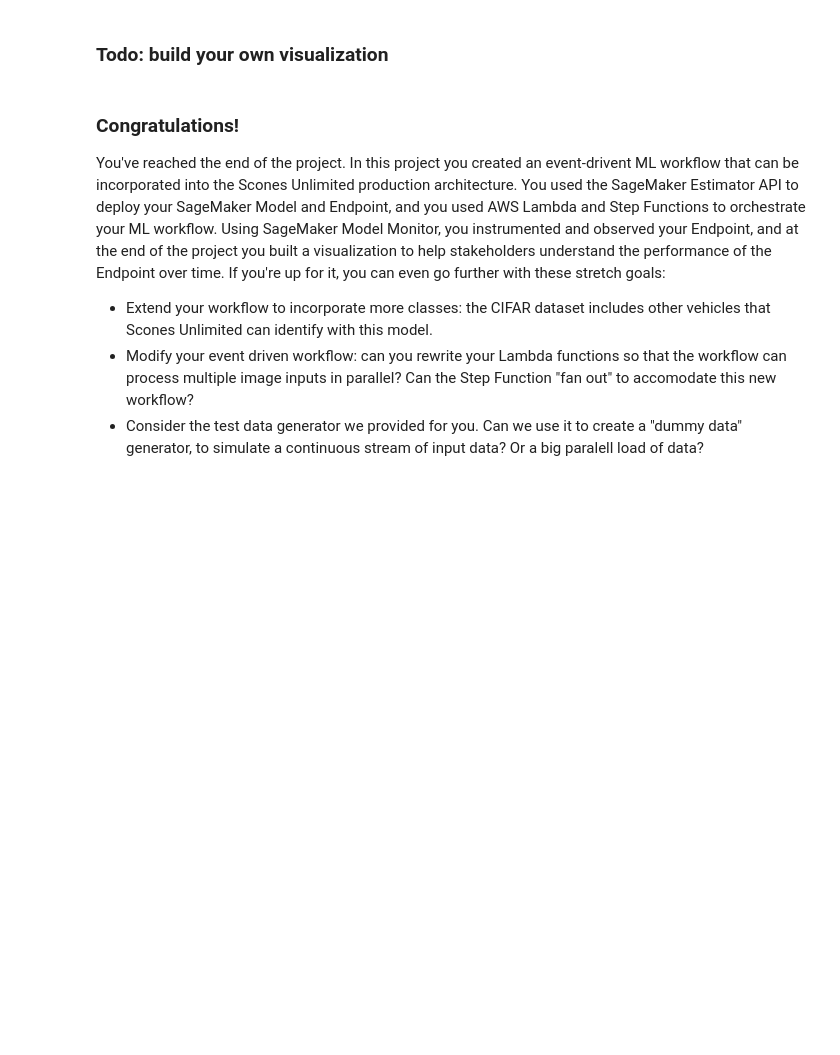
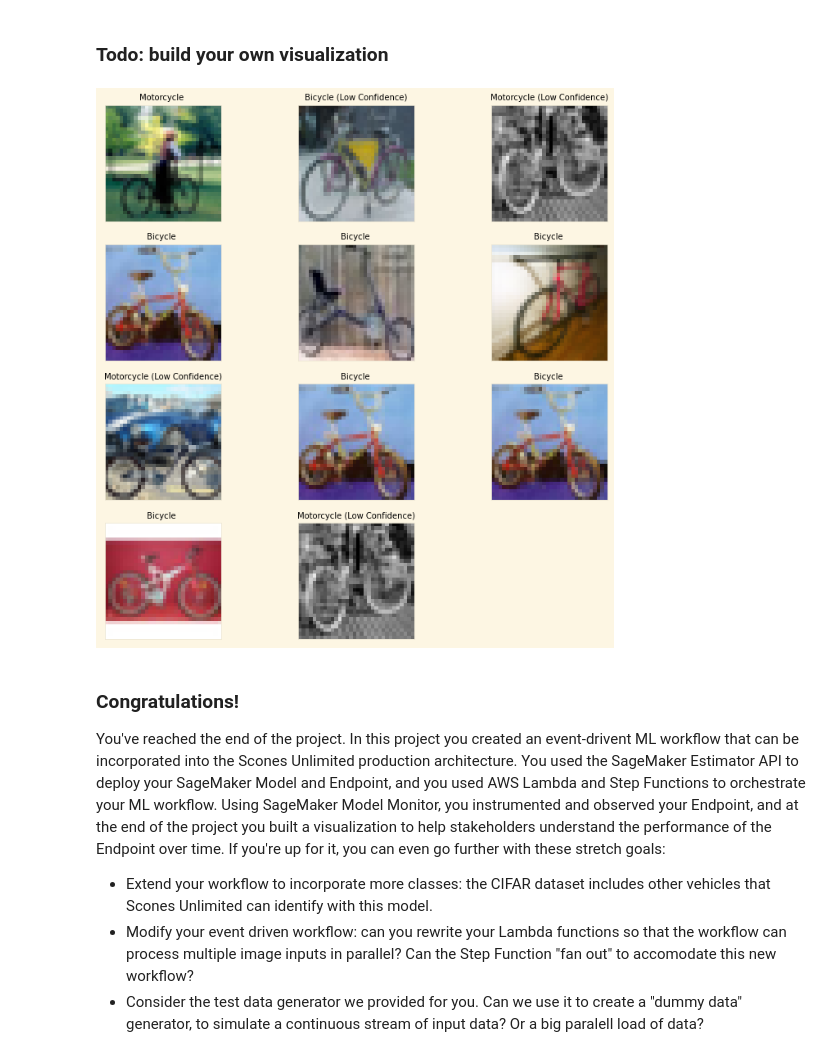
Before and after one commit to mkanderson1701/udacity_ml_workflow, a Jupyter notebook: starter.ipynb, the cells around one changed output. Saved outputs shown, nothing was run; the diff lists cells and outputs as text; code cells hidden in the pictures; blank space fills up the shorter version.

```diff
--- a/starter.ipynb
+++ b/starter.ipynb
@@ -697,5 +707,38 @@ plt.gcf().autofmt_xdate()
 # %% [markdown]
 ### Todo: build your own visualization
+# %%
+import numpy as np
+import base64
+import io
+from PIL import Image
+
+plt.figure(figsize=(12,12))
+plt.rc('figure', titlesize=8)
+plt.rc('axes', titlesize=10)
+
+def getpic(obj, i):
+    inference, timestamp = simple_getter(obj)
+    predtxt = 'Motorcycle'
+    if inference[0] > inference[1]:
+        predtxt = 'Bicycle'
+    conftext = ' '
+    if max(inference) < 0.94:
+        conftext = ' (Low Confidence)'
+    plt.subplot(4,3,i+1)
+    byteimg = base64.b64decode(obj['captureData']['endpointInput']['data'])
+    img = Image.open(io.BytesIO(byteimg))
+    plt.subplot(4,3,i+1).set_title(predtxt + conftext)
+    plt.xticks([])
+    plt.yticks([])
+    plt.imshow(img)
+    # print(bytes)
+
+for i in range(len(json_data)):
+    getpic(json_data[i], i)
+
+plt.show();
+# %% [output]
+[figure, added]
 # %% [markdown]
 ### Congratulations!
 
```
Also changed, not shown: parts of 5 cells of this notebook, 5 other files.
